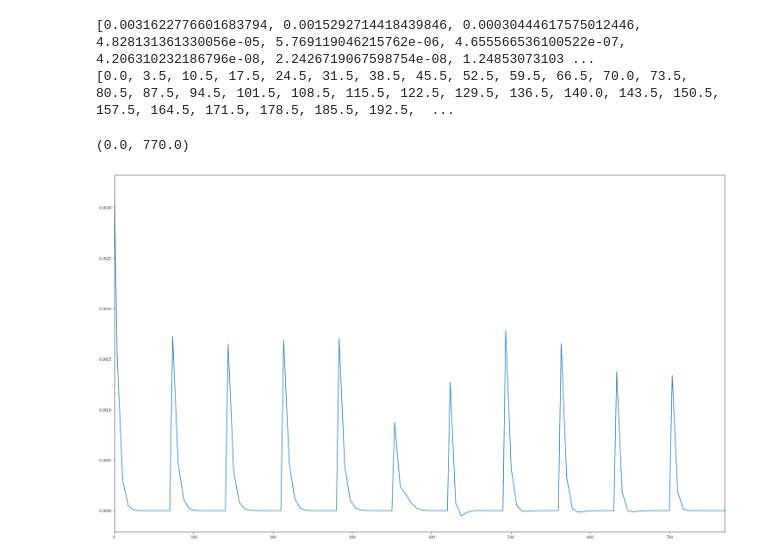
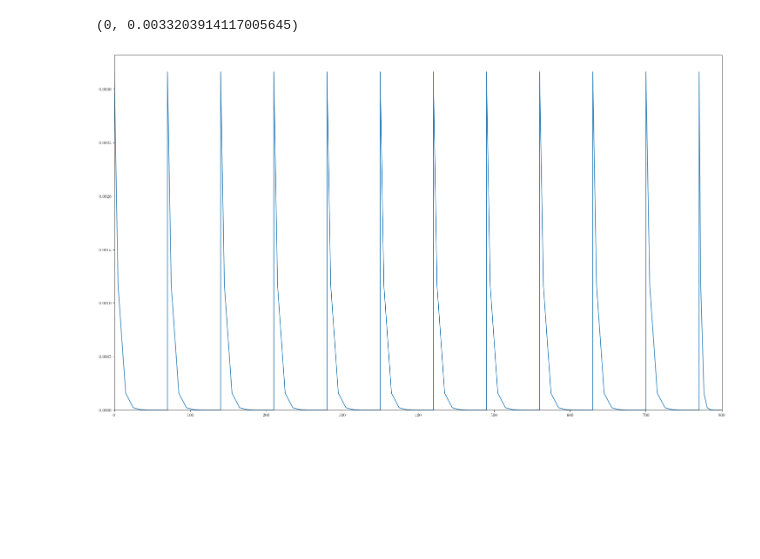
Before and after one commit to domrim/bachelorarbeit-code, a Jupyter notebook: jupyter-notebooks/eval/long_distance.ipynb, the cells around one changed output. Cells and saved outputs as stored; diff of their text form; code cells hidden in the pictures; blank space fills up the shorter version.

Commit message:
[FIX] Fixed long distance simulation

```diff
--- a/jupyter-notebooks/eval/long_distance.ipynb
+++ b/jupyter-notebooks/eval/long_distance.ipynb
@@ -4,6 +4,8 @@ import matplotlib.pyplot as plt
 import tikzplotlib
 
 %run './../split_step_fourier.ipynb'
+
+DEBUG = False
 
 # showing figures inline
 %matplotlib inline
@@ -21,7 +23,7 @@ r_rc = .33
 syms_per_filt = 4  # symbols per filter (plus minus in both directions)
 t_sample_rc, rc = get_rc_ir(syms_per_filt, r_rc, f_symbol, n_up)
 
-power = 5 # dBm
+P_in = 5 # dBm
 
 # modulation scheme and constellation points
 M = 2
@@ -34,16 +36,16 @@ send_bits = np.random.choice([symbol for symbol in modulation.keys()], size=n_sy
 
 
 # Sendesignal generieren
-send_rc = generate_signal(modulation, t_sample_rc, 1/f_symbol, send_bits, rc, syms_per_filt, power)
+send_rc = generate_signal(modulation, t_sample_rc, 1/f_symbol, send_bits, rc, syms_per_filt)
 
 # add zeros before and after signal (use samples per symbol as factor)
-send_new = zeroing(send_rc, 5 * int(1/f_symbol/t_sample_rc))
+send = zeroing(send_rc, 80 * int(1/f_symbol/t_sample_rc))
 # %%
 ## Transmission parameters
-full_distance = 770
+full_distance = 800
 
 z_length = 70  # [km]
-nz = 10  # steps
+nz = 7  # steps
 dz = z_length / nz  # [km]
 
 alpha = 0.2  # Dämpfung [dB/km]
@@ -51,45 +53,50 @@ D = 17  # [ps/nm/km]
 beta2 = - (D * np.square(1550e-9)) / (2 * np.pi * 3e8) * 1e-3 # [s^2/km] propagation constant, lambda=1550nm is standard single-mode wavelength
 gamma = 1.3 # [1/W/km]
 # %%
-output = splitstepfourier(send_new, t_sample_rc, dz, nz, alpha, beta2, gamma, True)
-
 # init arrays for plotting with values at 0 input
-power_full_distance = [np.power(10, (power-30)/10)]
+power_full_distance = [np.power(10, (P_in-30)/10)]
 xvals_full_distance = [0.0]
 
 # put an amplifier every z_length km in the fiber
-next_input = send_new
+next_input = amplifier(send, P_in, t_sample_rc, 1/f_symbol)
 
 for segment in range(int(full_distance / z_length)):
     segment_output = splitstepfourier(next_input, t_sample_rc, dz, nz, alpha, beta2, gamma, True)
-    segment_power = [np.real(np.sum(np.square(val))*t_sample_rc/(1/f_symbol)) for val in segment_output.values()]
+    segment_power = [np.real(calc_power(val, t_sample_rc, 1/f_symbol)) for val in segment_output.values()]
     segment_xvals = [float(key)*dz + segment * z_length for key in segment_output.keys()]
-    next_input = amplifier(segment_output[f"{str(nz)}"], power, t_sample_rc, 1/f_symbol)
+
+    if DEBUG:
+        print(f"Segment {segment} power values: {segment_power}")
+        fig = plt.figure()
+        plt.plot(segment_output[f"{str(nz)}"])
+
+    next_input = amplifier(segment_output[f"{str(nz)}"], P_in, t_sample_rc, 1/f_symbol)
 
     power_full_distance += segment_power
     xvals_full_distance += segment_xvals
 
+    if segment is not int(full_distance/z_length)-1:
+        power_full_distance += [np.real(calc_power(next_input, t_sample_rc, 1/f_symbol))]
+        xvals_full_distance += [(segment+1.0)*z_length]
+
 if full_distance % z_length != 0:
+    power_full_distance += [np.real(calc_power(next_input, t_sample_rc, 1/f_symbol))]
+    xvals_full_distance += [(segment+1.0)*z_length]
+
     rest_z_length = full_distance % z_length
     rest_dz = rest_z_length / nz
     rest_output = splitstepfourier(next_input, t_sample_rc, rest_dz, nz, alpha, beta2, gamma, True)
-    rest_power = [np.real(np.sum(np.square(val))*t_sample_rc/(1/f_symbol)) for val in segment_output.values()]
+    rest_power = [np.real(calc_power(val, t_sample_rc , 1/f_symbol)) for val in segment_output.values()]
     rest_xvals = [float(key)*rest_dz + int(full_distance / z_length) * z_length for key in segment_output.keys()]
 
     power_full_distance += rest_power
     xvals_full_distance += rest_xvals
-
-
-print(power_full_distance)
-print(xvals_full_distance)
-# %% [output]
-[0.0031622776601683794, 0.0015292714418439846, 0.00030444617575012446, 4.828131361330056e-05, 5.769119046215762e-06, 4.655566536100522e-07, 4.206310232186796e-08, 2.2426719067598754e-08, 1.24853073103 ...
-[0.0, 3.5, 10.5, 17.5, 24.5, 31.5, 38.5, 45.5, 52.5, 59.5, 66.5, 70.0, 73.5, 80.5, 87.5, 94.5, 101.5, 108.5, 115.5, 122.5, 129.5, 136.5, 140.0, 143.5, 150.5, 157.5, 164.5, 171.5, 178.5, 185.5, 192.5,  ...
 # %%
 fig1, ax1 = plt.subplots(1, figsize=figure_size, sharex=True)
 
 ax1.plot(xvals_full_distance, power_full_distance)
 ax1.set_xlim(np.amin(xvals_full_distance), np.amax(xvals_full_distance))
+ax1.set_ylim(bottom=0)
 # %% [output]
-(0.0, 770.0)
+(0, 0.0033203914117005645)
-[figure, old version]
+[figure, new version]
```
Also changed, not shown: parts of 1 cell of this notebook, 1 other file.
